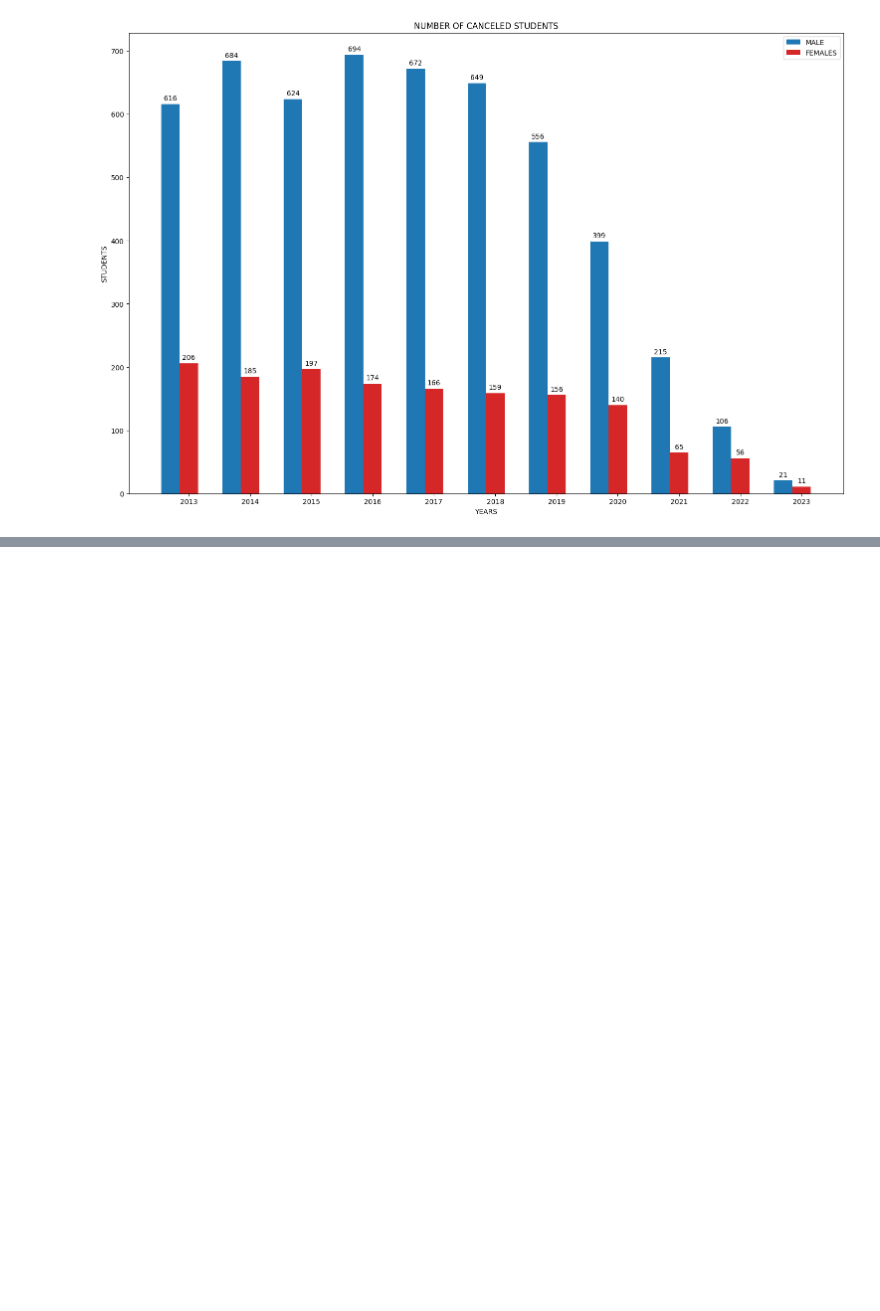
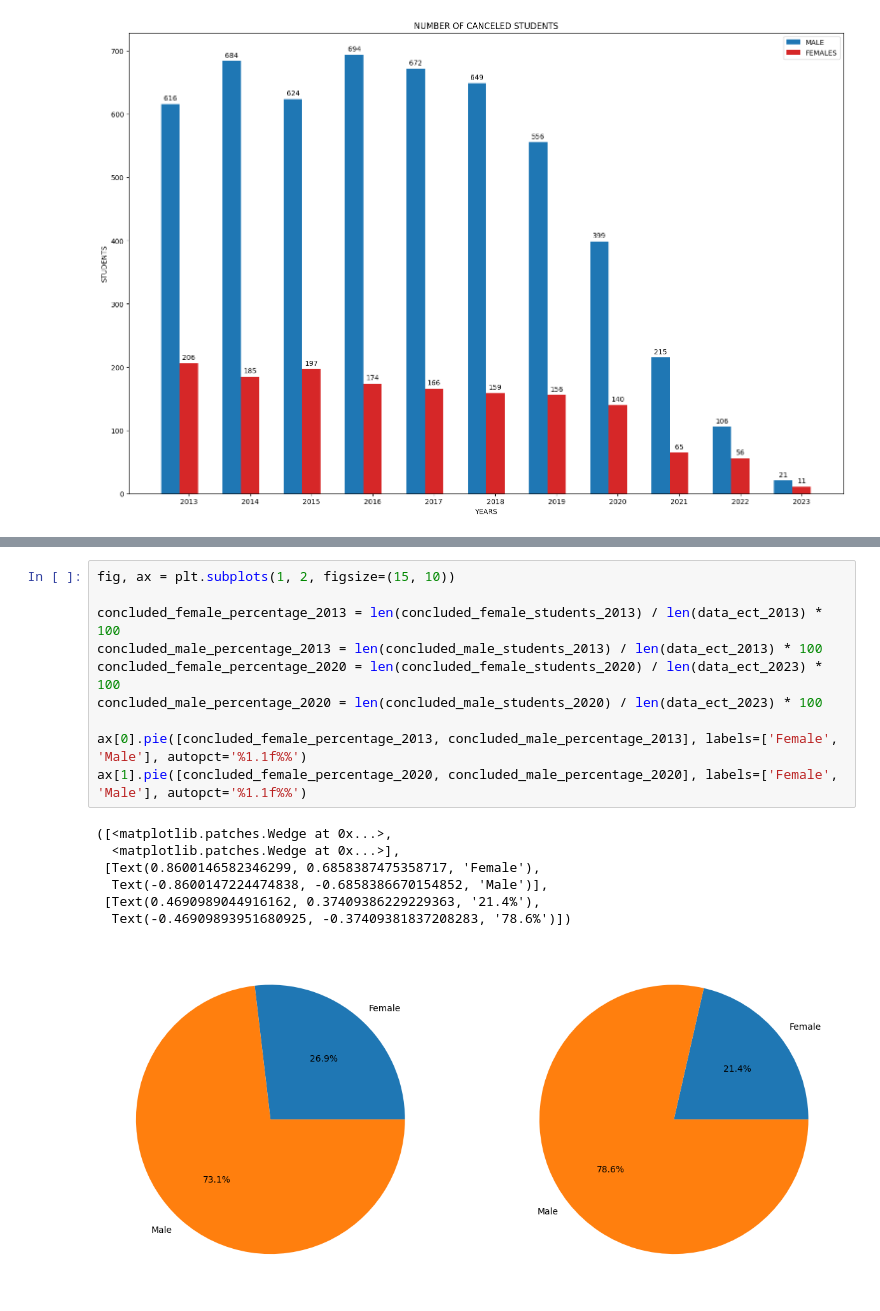
Before and after one commit to lucasaraujo1301/homework-UFRN, a Jupyter notebook: trabalho.ipynb, the cells around one changed output, grey strips where cells are left out. Cells and saved outputs as stored; diff of their text form; blank space fills up the shorter version.

```diff
--- a/trabalho.ipynb
+++ b/trabalho.ipynb
@@ -388,0 +413,18 @@ ax.legend()
+# %%
+fig, ax = plt.subplots(1, 2, figsize=(15, 10))
+
+concluded_female_percentage_2013 = len(concluded_female_students_2013) / len(data_ect_2013) * 100
+concluded_male_percentage_2013 = len(concluded_male_students_2013) / len(data_ect_2013) * 100
+concluded_female_percentage_2020 = len(concluded_female_students_2020) / len(data_ect_2023) * 100
+concluded_male_percentage_2020 = len(concluded_male_students_2020) / len(data_ect_2023) * 100
+
+ax[0].pie([concluded_female_percentage_2013, concluded_male_percentage_2013], labels=['Female', 'Male'], autopct='%1.1f%%')
+ax[1].pie([concluded_female_percentage_2020, concluded_male_percentage_2020], labels=['Female', 'Male'], autopct='%1.1f%%')
+# %% [output]
+([<matplotlib.patches.Wedge at 0x...>,
+  <matplotlib.patches.Wedge at 0x...>],
+ [Text(0.8600146582346299, 0.6858387475358717, 'Female'),
+  Text(-0.8600147224474838, -0.6858386670154852, 'Male')],
+ [Text(0.4690989044916162, 0.37409386229229363, '21.4%'),
+  Text(-0.46909893951680925, -0.37409381837208283, '78.6%')])
+[figure, added]
```
Also changed, not shown: parts of 3 cells of this notebook, 1 other file.
